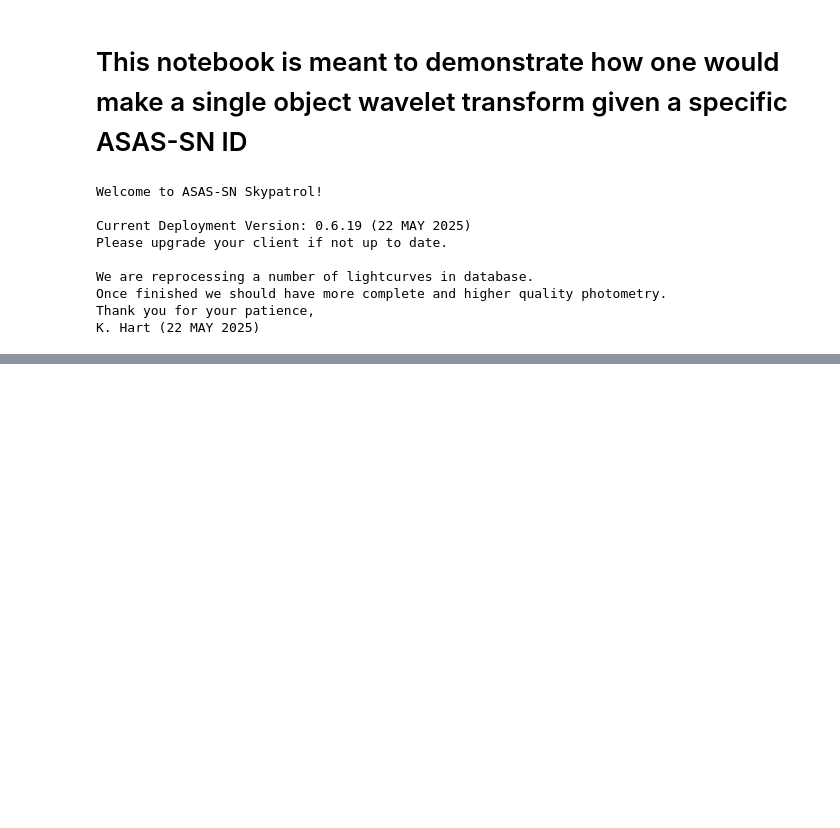
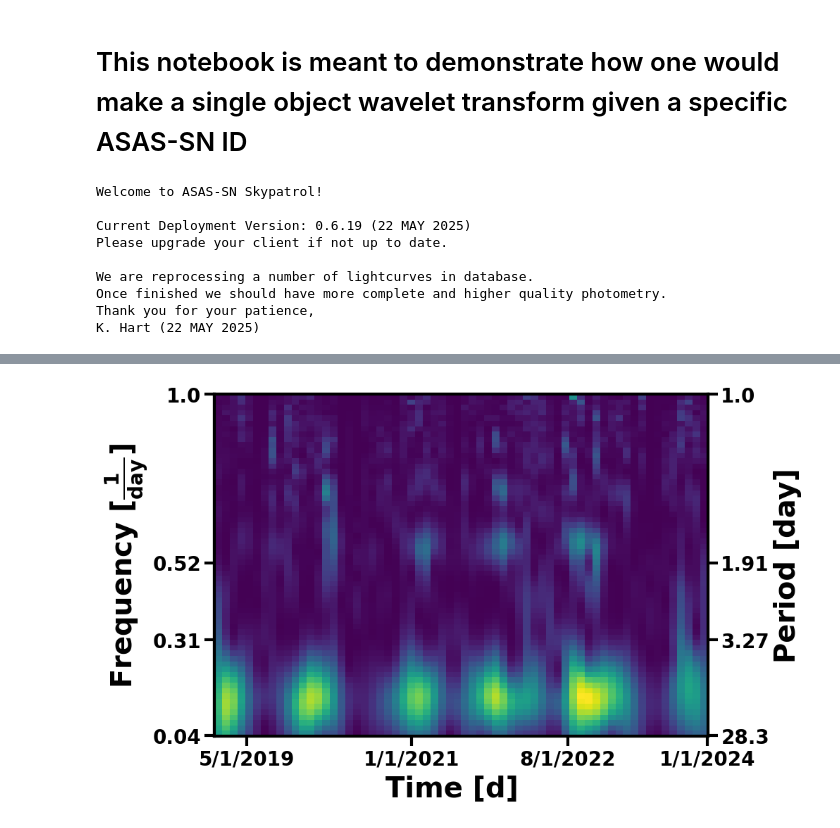
Before and after one commit to m-schochet/asas-sn-cnn, a Jupyter notebook: plots/transform_plotter.ipynb, the cells around one changed output, grey strips where cells are left out. Saved outputs shown, nothing was run; the diff lists cells and outputs as text; code cells hidden in the pictures; blank space fills up the shorter version.

```diff
--- a/plots/transform_plotter.ipynb
+++ b/plots/transform_plotter.ipynb
@@ -57,0 +79,3 @@ Pulled 1 of 1
+# %%
+minmasked = pipeline(463856975202, True)
+# %% [output]
@@ -57,0 +84 @@ Pulled 1 of 1
+[figure, added]
```
Also changed, not shown: parts of 5 cells of this notebook.
